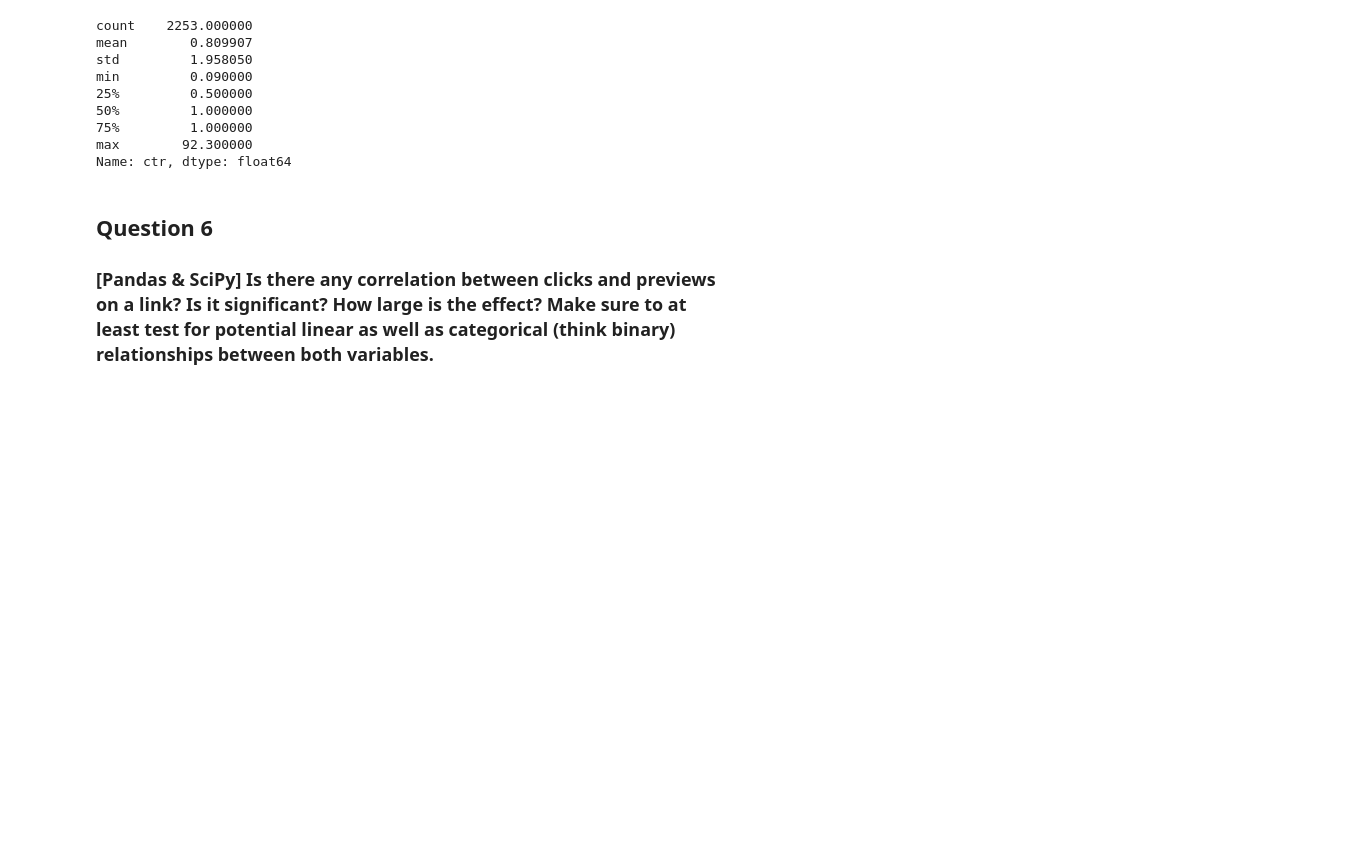
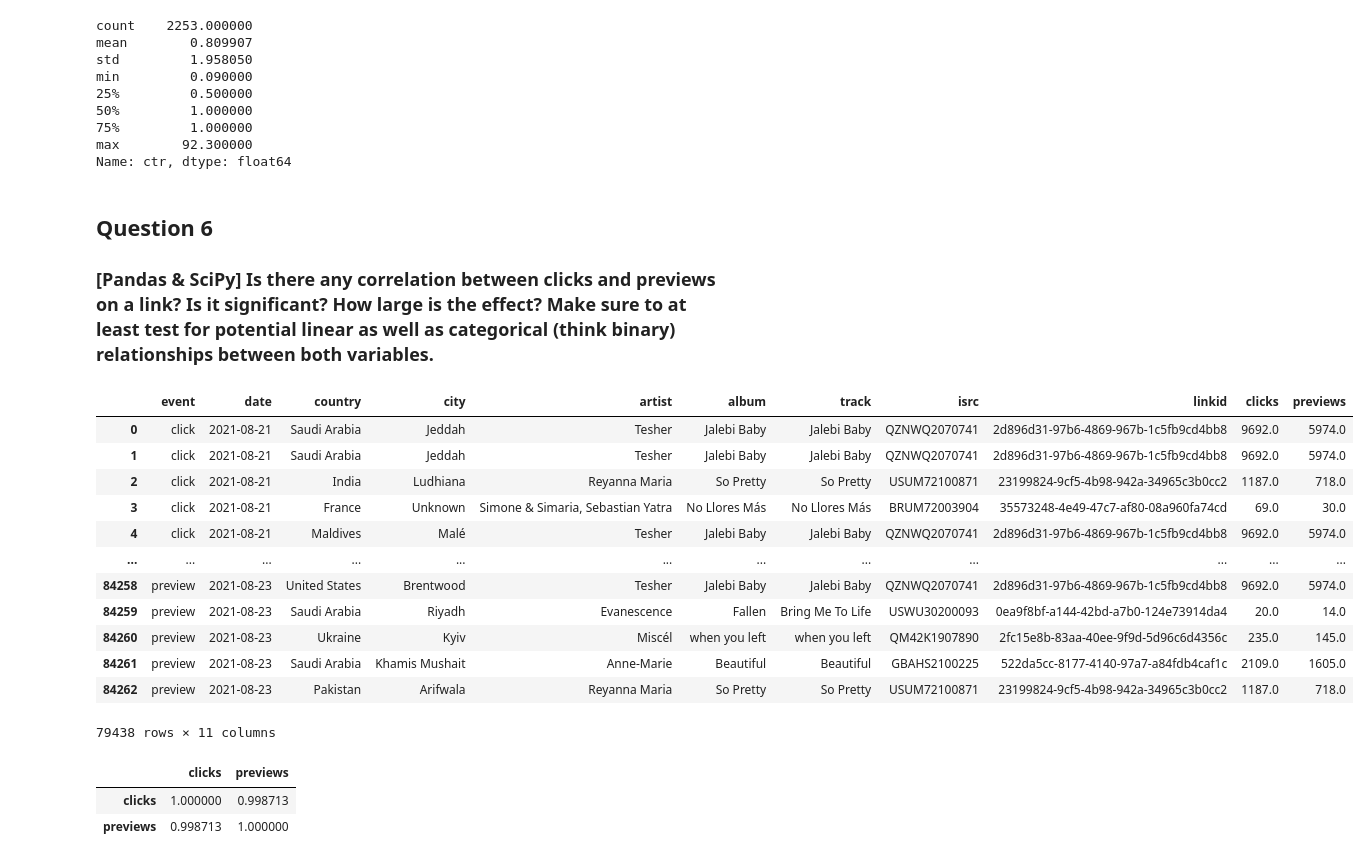
Before and after one commit to BartoszWierzbicki/Stratascratch-Projects, a Jupyter notebook: Web Traffic Analysis/traffic.ipynb, the cells around one changed output. Drawn from its saved outputs; the diff is of its cells as text; code cells hidden in the pictures; blank space fills up the shorter version.

Commit message:
Last question answered

```diff
--- a/Web Traffic Analysis/traffic.ipynb
+++ b/Web Traffic Analysis/traffic.ipynb
@@ -236,3 +236,46 @@ Name: ctr, dtype: float64
 # %% [markdown]
 ## Question 6
 ### [Pandas & SciPy] Is there any correlation between clicks and previews on a link? Is it significant? How large is the effect? Make sure to at least test for potential linear as well as categorical (think binary) relationships between both variables.
+# %%
+# filter only events that are relevant to the question
+df_events_filtered = df[df["event"].isin(["click", "preview"])]
+# %%
+# filter only 'click' events and group them by the 'linkid' to get their count,
+# i.e., number of clicks on each link
+link_clicks_corr = df[df["event"] == "click"].groupby(by="linkid")["event"].count().reset_index()
+link_clicks_corr = link_clicks_corr.rename(columns={
+    "event": "clicks" # rename column for easier manipulation
+})
+# do the same for the 'preview' events
+link_previews = df[df["event"] == "preview"].groupby(by="linkid")["event"].count().reset_index()
+link_previews = link_previews.rename(columns={
+    "event": "previews"
+})
+# %%
+# perform two database-style joins to append the
+# number of link clicks and previews to each row
+df_events_with_counts = pd.merge(left=df_events_filtered, right=link_clicks_corr, how="left", on="linkid")
+df_events_with_counts = pd.merge(left=df_events_with_counts, right=link_previews, how="left", on="linkid")
+# %%
+df_correlation = df_events_with_counts.dropna(subset=["clicks", "previews"])
+df_correlation
+# %% [output]
+|  | event | date | country | city | artist | album | track | isrc | linkid | clicks | previews |
+| 0 | click | 2021-08-21 | Saudi Arabia | Jeddah | Tesher | Jalebi Baby | Jalebi Baby | QZNWQ2070741 | 2d896d31-97b6-4869-967b-1c5fb9cd4bb8 | 9692.0 | 5974.0 |
+| 1 | click | 2021-08-21 | Saudi Arabia | Jeddah | Tesher | Jalebi Baby | Jalebi Baby | QZNWQ2070741 | 2d896d31-97b6-4869-967b-1c5fb9cd4bb8 | 9692.0 | 5974.0 |
+| 2 | click | 2021-08-21 | India | Ludhiana | Reyanna Maria | So Pretty | So Pretty | USUM72100871 | 23199824-9cf5-4b98-942a-34965c3b0cc2 | 1187.0 | 718.0 |
+| 3 | click | 2021-08-21 | France | Unknown | Simone & Simaria, Sebastian Yatra | No Llores Más | No Llores Más | BRUM72003904 | 35573248-4e49-47c7-af80-08a960fa74cd | 69.0 | 30.0 |
+| 4 | click | 2021-08-21 | Maldives | Malé | Tesher | Jalebi Baby | Jalebi Baby | QZNWQ2070741 | 2d896d31-97b6-4869-967b-1c5fb9cd4bb8 | 9692.0 | 5974.0 |
+| ... | ... | ... | ... | ... | ... | ... | ... | ... | ... | ... | ... |
+| 84258 | preview | 2021-08-23 | United States | Brentwood | Tesher | Jalebi Baby | Jalebi Baby | QZNWQ2070741 | 2d896d31-97b6-4869-967b-1c5fb9cd4bb8 | 9692.0 | 5974.0 |
+| 84259 | preview | 2021-08-23 | Saudi Arabia | Riyadh | Evanescence | Fallen | Bring Me To Life | USWU30200093 | 0ea9f8bf-a144-42bd-a7b0-124e73914da4 | 20.0 | 14.0 |
+| 84260 | preview | 2021-08-23 | Ukraine | Kyiv | Miscél | when you left | when you left | QM42K1907890 | 2fc15e8b-83aa-40ee-9f9d-5d96c6d4356c | 235.0 | 145.0 |
+| 84261 | preview | 2021-08-23 | Saudi Arabia | Khamis Mushait | Anne-Marie | Beautiful | Beautiful | GBAHS2100225 | 522da5cc-8177-4140-97a7-a84fdb4caf1c | 2109.0 | 1605.0 |
+| 84262 | preview | 2021-08-23 | Pakistan | Arifwala | Reyanna Maria | So Pretty | So Pretty | USUM72100871 | 23199824-9cf5-4b98-942a-34965c3b0cc2 | 1187.0 | 718.0 |
+79438 rows × 11 columns
+# %%
+df_correlation.select_dtypes(include='number').corr()
+# %% [output]
+|  | clicks | previews |
+| clicks | 1.000000 | 0.998713 |
+| previews | 0.998713 | 1.000000 |
```
Also changed, not shown: parts of 1 cell of this notebook.
